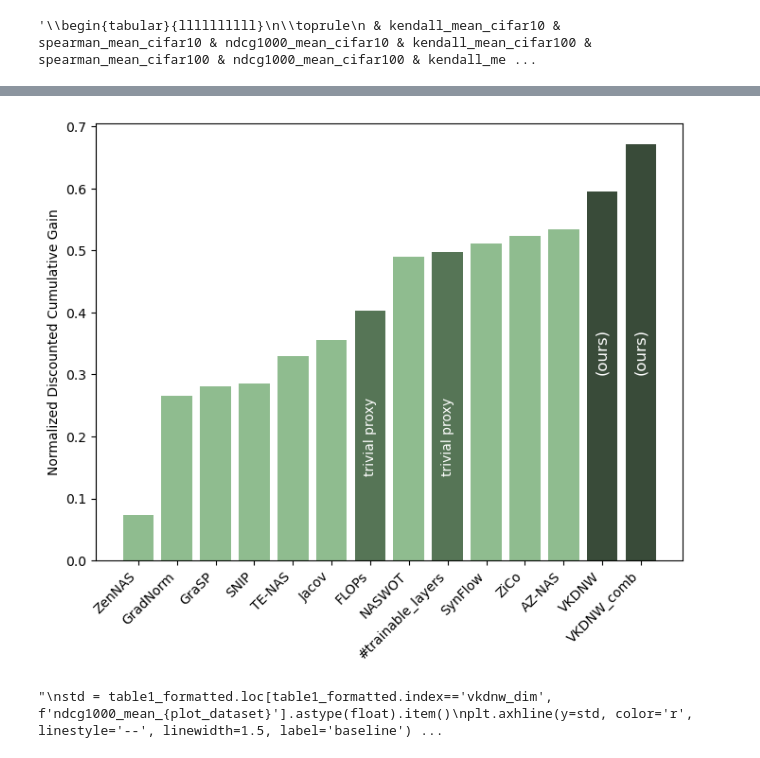
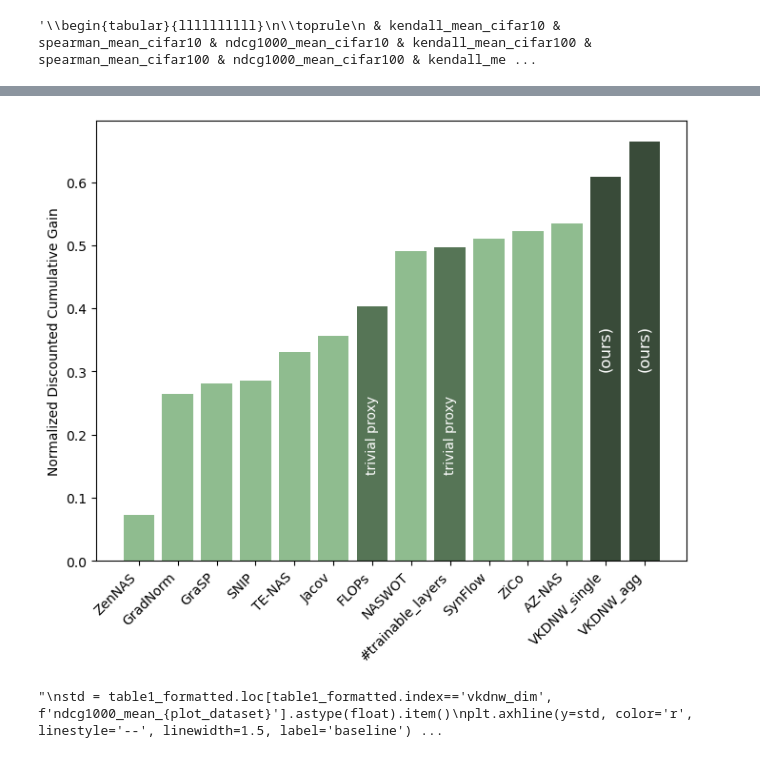
Before and after one commit to ondratybl/VKDNW, a Jupyter notebook: NB201/paper_preparation.ipynb, the cells around one changed output, grey strips where cells are left out. Drawn from its saved outputs; the diff is of its cells as text; code cells hidden in the pictures.

Commit message:
ablation: selection of index

```diff
--- a/NB201/paper_preparation.ipynb
+++ b/NB201/paper_preparation.ipynb
@@ -197,6 +200,14 @@ The PostScript backend does not support transparency; partially transparent arti
 import pandas as pd
 import glob
 import matplotlib.pyplot as plt
+
+compute_graf = False
+if compute_graf:
+    log_str = '*_filtered_log.csv'
+    filter = 'filtered'
+else:
+    log_str = '*_unfiltered_log.csv'
+    filter = 'unfiltered'
 # %%
 table_struct = [
     ('kendall_mean', 'cifar10'),
@@ -210,8 +221,8 @@ table_struct = [
     ('ndcg1000_mean', 'ImageNet16-120'),
 ]
 # %%
-data_all = pd.concat([pd.read_csv(file) for file in glob.glob('*_log.csv')], ignore_index=True)
-data_all = data_all.loc[data_all['archs_filtered_']=='filtered', :]
+data_all = pd.concat([pd.read_csv(file) for file in glob.glob(log_str)], ignore_index=True)
+data_all = data_all.loc[data_all['archs_filtered_']==filter, :]
 data_all = data_all.loc[(data_all['train_size_'].isnull()) | (data_all['train_size_']==1024), :]
 data_all['train_size_'].unique()
 table1 = data_all[['pred_name_', 'dataset_', 'kendall_mean', 'spearman_mean', 'ndcg50_mean', 'ndcg1000_mean', 'ndcg5000_mean',]].pivot(index='pred_name_', columns=['dataset_'], values=['kendall_mean', 'spearman_mean', 'ndcg50_mean', 'ndcg1000_mean', 'ndcg5000_mean',])
@@ -269,2 +259,4 @@ table1_formatted
 # %%
-df_plot1
+# Note: adjustments from Nov 12 (previously data computed using last layers, not first)
+table1_formatted.loc[table1_formatted.index=='vkdnw', 'ndcg1000_mean_ImageNet16-120'] = 0.608
+table1_formatted.loc[table1_formatted.index=='vkdnw_comb', 'ndcg1000_mean_ImageNet16-120'] = 0.664
@@ -287,28 +263,28 @@ df_plot1
 # %%
 for plot_dataset in ['ImageNet16-120']:
 
     df_plot1 = table1_formatted[[f'ndcg1000_mean_{plot_dataset}']].astype(float)
     df_plot1 = df_plot1.loc[['vkdnw_comb', 'vkdnw_dim', 'flops', 'vkdnw', 'jacov', 'az_nas', 'zico', 'synflow', 'naswot', 'te_nas', 'snip', 'grasp', 'grad_norm', 'zen']].sort_values(f'ndcg1000_mean_{plot_dataset}')
     df_plot1 = df_plot1.reset_index()
 
     plt.figure(figsize=(8, 6))
     colors = ['#8FBC8F', '#8FBC8F', '#8FBC8F', '#8FBC8F', '#8FBC8F', '#8FBC8F', '#567556', '#8FBC8F', '#567556', '#8FBC8F', '#8FBC8F', '#8FBC8F', '#394B39', '#394B39']
     plt.bar(df_plot1['pred_name_'], df_plot1[f'ndcg1000_mean_{plot_dataset}'], color=colors)
     plt.ylabel('Normalized Discounted Cumulative Gain')
 
-    plt.xticks(ticks=range(len(df_plot1['pred_name_'])), rotation=45, ha='right', labels=['ZenNAS', 'GradNorm', 'GraSP', 'SNIP', 'TE-NAS', 'Jacov', 'FLOPs', 'NASWOT', '#trainable_layers', 'SynFlow', 'ZiCo', 'AZ-NAS', 'VKDNW', 'VKDNW_comb'])
+    plt.xticks(ticks=range(len(df_plot1['pred_name_'])), rotation=45, ha='right', labels=['ZenNAS', 'GradNorm', 'GraSP', 'SNIP', 'TE-NAS', 'Jacov', 'FLOPs', 'NASWOT', '#trainable_layers', 'SynFlow', 'ZiCo', 'AZ-NAS', 'VKDNW_single', 'VKDNW_agg'])
     #plt.text(14, 0.675, '(ours)', fontsize=12, ha='center', va='bottom', color='black')
     #plt.text(12, 0.6, '(ours)', fontsize=12, ha='center', va='bottom', color='black')
 
     plt.text(13, 0.3, '(ours)', fontsize=12, rotation=90, ha='center', va='bottom', color='white')
     plt.text(12, 0.3, '(ours)', fontsize=12, rotation=90, ha='center', va='bottom', color='white')
 
     plt.text(6, 0.2, "trivial proxy", rotation=90, va='center', ha='center', color='white')
     plt.text(8, 0.2, "trivial proxy", rotation=90, va='center', ha='center', color='white')
     plt.savefig(f'{plot_dataset}_filtered_figure1.eps', format='eps', bbox_inches='tight')
     plt.show()
 # %% [output]
-[figure, old version]
+[figure, new version]
 # %%
 """
 std = table1_formatted.loc[table1_formatted.index=='vkdnw_dim', f'ndcg1000_mean_{plot_dataset}'].astype(float).item()
```
Also changed, not shown: parts of 17 cells of this notebook, 4 other files.
